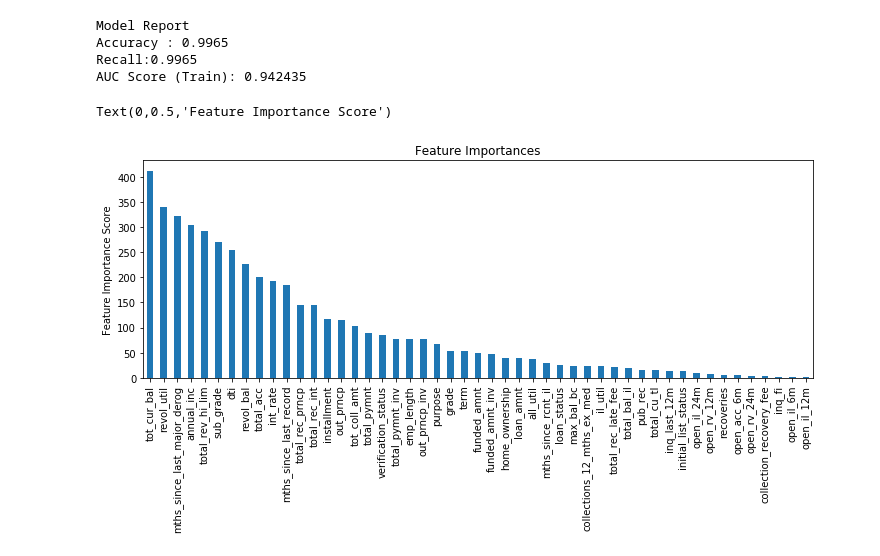
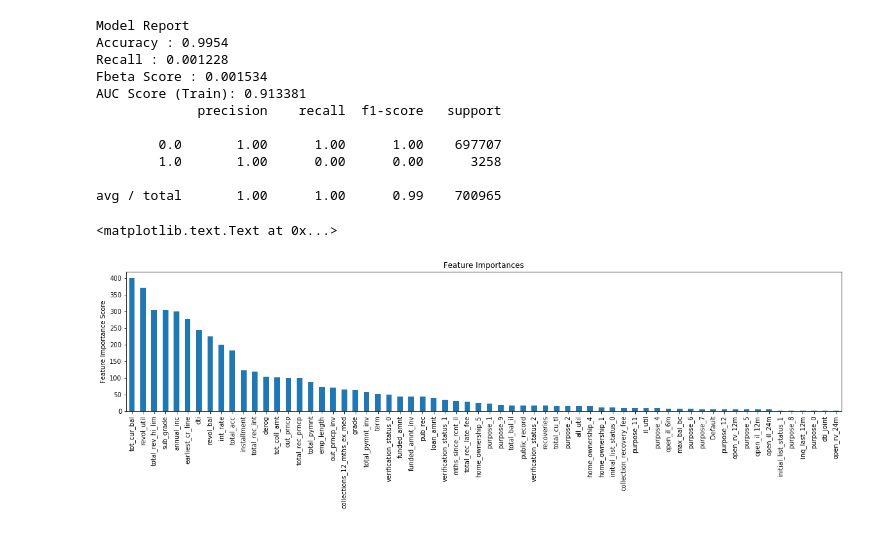
Before and after one commit to fuhailin/PINGAN-2018-Challenge, a Jupyter notebook: solution/xgboost_starter.ipynb, the cells around one changed output. Saved outputs shown, nothing was run; the diff lists cells and outputs as text; code cells hidden in the pictures.

```diff
--- a/solution/xgboost_starter.ipynb
+++ b/solution/xgboost_starter.ipynb
@@ -76,8 +84,9 @@ xgb1 = XGBClassifier(
         subsample=0.8,
         colsample_bytree=0.8,
         objective= 'binary:logistic',
-        nthread=-1,
-        scale_pos_weight=1,
+        n_jobs = -1,
+        scale_pos_weight=100,
         seed=27)
 modelfit(xgb1, train_df, test_df, predictors)
+print("Training Finsh")
 # %% [output]
@@ -105,18 +110,0 @@ AUC Score (Train): 0.941365
-# %%
-useTrainCV=True;cv_folds=5;early_stopping_rounds=50
-alg=xgb1
-dtrain=train_df; dtest=test_df
-if useTrainCV:
-    xgb_param = alg.get_xgb_params()
-    xgtrain = xgb.DMatrix(dtrain[predictors].values, label=dtrain[target].values)
-    xgtest = xgb.DMatrix(dtest[predictors].values)
-    cvresult = xgb.cv(xgb_param, xgtrain, num_boost_round=alg.get_params()['n_estimators'], nfold=cv_folds,
-        metrics='auc', early_stopping_rounds=early_stopping_rounds, verbose_eval =True)
-    alg.set_params(n_estimators=cvresult.shape[0])
-
-#Fit the algorithm on the data
-alg.fit(dtrain[predictors], dtrain['acc_now_delinq'],eval_metric='auc')
-
-#Predict training set:
-dtrain_predictions = alg.predict(dtrain[predictors])
-dtrain_predprob = alg.predict_proba(dtrain[predictors])[:,1]
@@ -141,22 +111,35 @@ dtrain_predprob = alg.predict_proba(dtrain[predictors])[:,1]
+# %%
+#Predict training set:
+dtrain_predictions = xgb1.predict(train_df[predictors])
+dtrain_predprob = xgb1.predict_proba(train_df[predictors])[:,1]
 # %%
 #Print model report:
 print("\nModel Report")
-print("Accuracy : %.4g" % metrics.accuracy_score(dtrain['acc_now_delinq'].values, dtrain_predictions))
-print("Recall:%.4g"% metrics.accuracy_score(dtrain['acc_now_delinq'].values, dtrain_predictions))
-print("AUC Score (Train): %f" % metrics.roc_auc_score(dtrain['acc_now_delinq'], dtrain_predprob))
+print("Accuracy : %.4g" % metrics.accuracy_score(train_df['acc_now_delinq'].values, dtrain_predictions))
+print("Recall : %.4g" % metrics.recall_score(train_df['acc_now_delinq'].values, dtrain_predictions))
+print("Fbeta Score : %.4g" % metrics.fbeta_score(train_df['acc_now_delinq'].values, dtrain_predictions,beta=2))
+print("AUC Score (Train): %f" % metrics.roc_auc_score(train_df['acc_now_delinq'], dtrain_predprob))
+print(metrics.classification_report(train_df['acc_now_delinq'], dtrain_predictions))
 
 #     Predict on testing data:
-dtest['predprob'] = alg.predict_proba(dtest[predictors])[:,1]
+test_df['predprob'] = xgb1.predict_proba(test_df[predictors])[:,1]
 #     results = test_results.merge(dtest[['ID','predprob']], on='ID')
 #     print('AUC Score (Test): %f' % metrics.roc_auc_score(results['Disbursed'], results['predprob']))
 
-feat_imp = pd.Series(alg.get_booster().get_score(importance_type='weight')).sort_values(ascending=False)
+feat_imp = pd.Series(xgb1.get_booster().get_score(importance_type='weight')).sort_values(ascending=False)
 feat_imp.plot(kind='bar', title='Feature Importances')
 plt.ylabel('Feature Importance Score')
 # %% [output]
 Model Report
-Accuracy : 0.9965
-Recall:0.9965
-AUC Score (Train): 0.942435
+Accuracy : 0.9954
+Recall : 0.001228
+Fbeta Score : 0.001534
+AUC Score (Train): 0.913381
+             precision    recall  f1-score   support
+
+        0.0       1.00      1.00      1.00    697707
+        1.0       1.00      0.00      0.00      3258
+
+avg / total       1.00      1.00      0.99    700965
-Text(0,0.5,'Feature Importance Score')
+<matplotlib.text.Text at 0x...>
-[figure, old version]
+[figure, new version]
```
Also changed, not shown: parts of 15 cells of this notebook, 3 other files.
